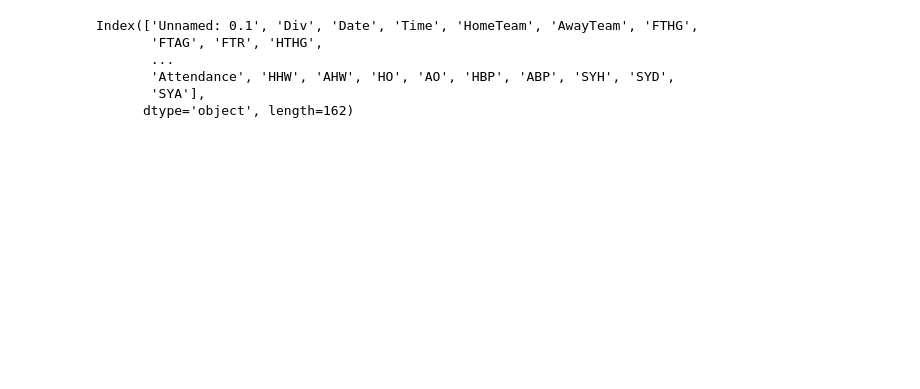
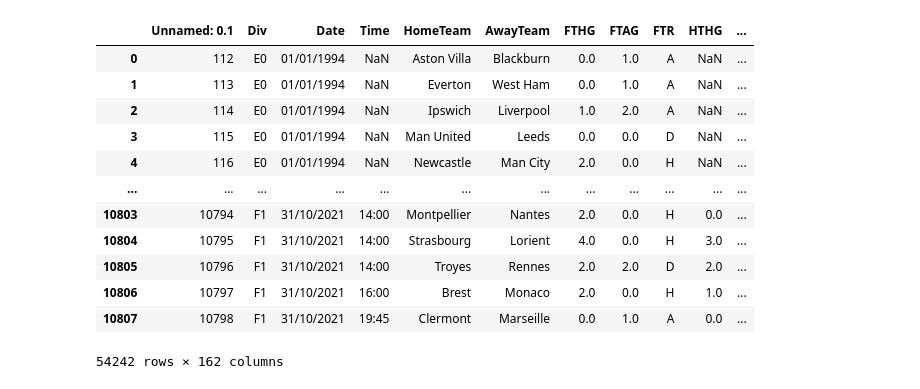
Before and after one commit to GonzaloFuentes1/IPRE-DeepLearningPrediccionDeResultadosDeportivos, a Jupyter notebook: Modelos/FootballData/FootballData.ipynb, the cells around one changed output. Saved outputs shown, nothing was run; the diff lists cells and outputs as text; code cells hidden in the pictures; blank space fills up the shorter version.

```diff
--- a/Modelos/FootballData/FootballData.ipynb
+++ b/Modelos/FootballData/FootballData.ipynb
@@ -13,9 +6,22 @@ df = pd.read_csv("FootballData_ENG-Premier League.csv")
-# %%
-df.columns
-# %% [output]
-Index(['Unnamed: 0.1', 'Div', 'Date', 'Time', 'HomeTeam', 'AwayTeam', 'FTHG',
-       'FTAG', 'FTR', 'HTHG',
-       ...
-       'Attendance', 'HHW', 'AHW', 'HO', 'AO', 'HBP', 'ABP', 'SYH', 'SYD',
-       'SYA'],
-      dtype='object', length=162)
+# %%
+df1 = pd.read_csv("FootballData_ENG-Premier League.csv")
+df2 = pd.read_csv("FootballData_ITA-Serie A.csv")
+df3 = pd.read_csv("FootballData_ESP-La Liga.csv")
+df4 = pd.read_csv("FootballData_GER-Bundesliga.csv")
+df5 = pd.read_csv("FootballData_FRA-Ligue 1.csv")
+df = pd.concat([df1,df2,df3,df4,df5])
+df
+# %% [output]
+|  | Unnamed: 0.1 | Div | Date | Time | HomeTeam | AwayTeam | FTHG | FTAG | FTR | HTHG | ... |
+| 0 | 112 | E0 | 01/01/1994 | NaN | Aston Villa | Blackburn | 0.0 | 1.0 | A | NaN | ... |
+| 1 | 113 | E0 | 01/01/1994 | NaN | Everton | West Ham | 0.0 | 1.0 | A | NaN | ... |
+| 2 | 114 | E0 | 01/01/1994 | NaN | Ipswich | Liverpool | 1.0 | 2.0 | A | NaN | ... |
+| 3 | 115 | E0 | 01/01/1994 | NaN | Man United | Leeds | 0.0 | 0.0 | D | NaN | ... |
+| 4 | 116 | E0 | 01/01/1994 | NaN | Newcastle | Man City | 2.0 | 0.0 | H | NaN | ... |
+| ... | ... | ... | ... | ... | ... | ... | ... | ... | ... | ... | ... |
+| 10803 | 10794 | F1 | 31/10/2021 | 14:00 | Montpellier | Nantes | 2.0 | 0.0 | H | 0.0 | ... |
+| 10804 | 10795 | F1 | 31/10/2021 | 14:00 | Strasbourg | Lorient | 4.0 | 0.0 | H | 3.0 | ... |
+| 10805 | 10796 | F1 | 31/10/2021 | 14:00 | Troyes | Rennes | 2.0 | 2.0 | D | 2.0 | ... |
+| 10806 | 10797 | F1 | 31/10/2021 | 16:00 | Brest | Monaco | 2.0 | 0.0 | H | 1.0 | ... |
+| 10807 | 10798 | F1 | 31/10/2021 | 19:45 | Clermont | Marseille | 0.0 | 1.0 | A | 0.0 | ... |
+54242 rows × 162 columns
```
Also changed, not shown: parts of 16 cells of this notebook, 1 other file.
